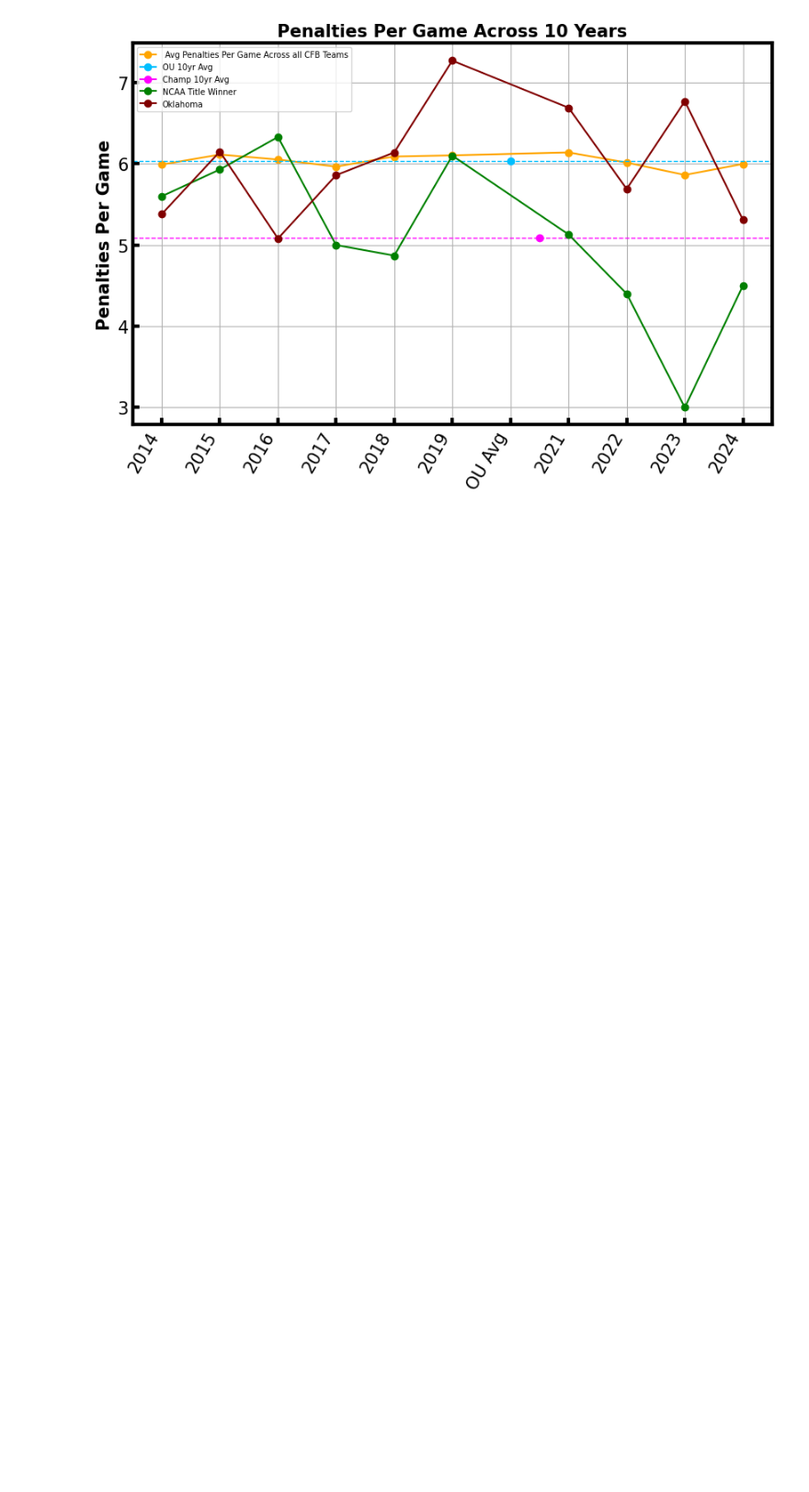
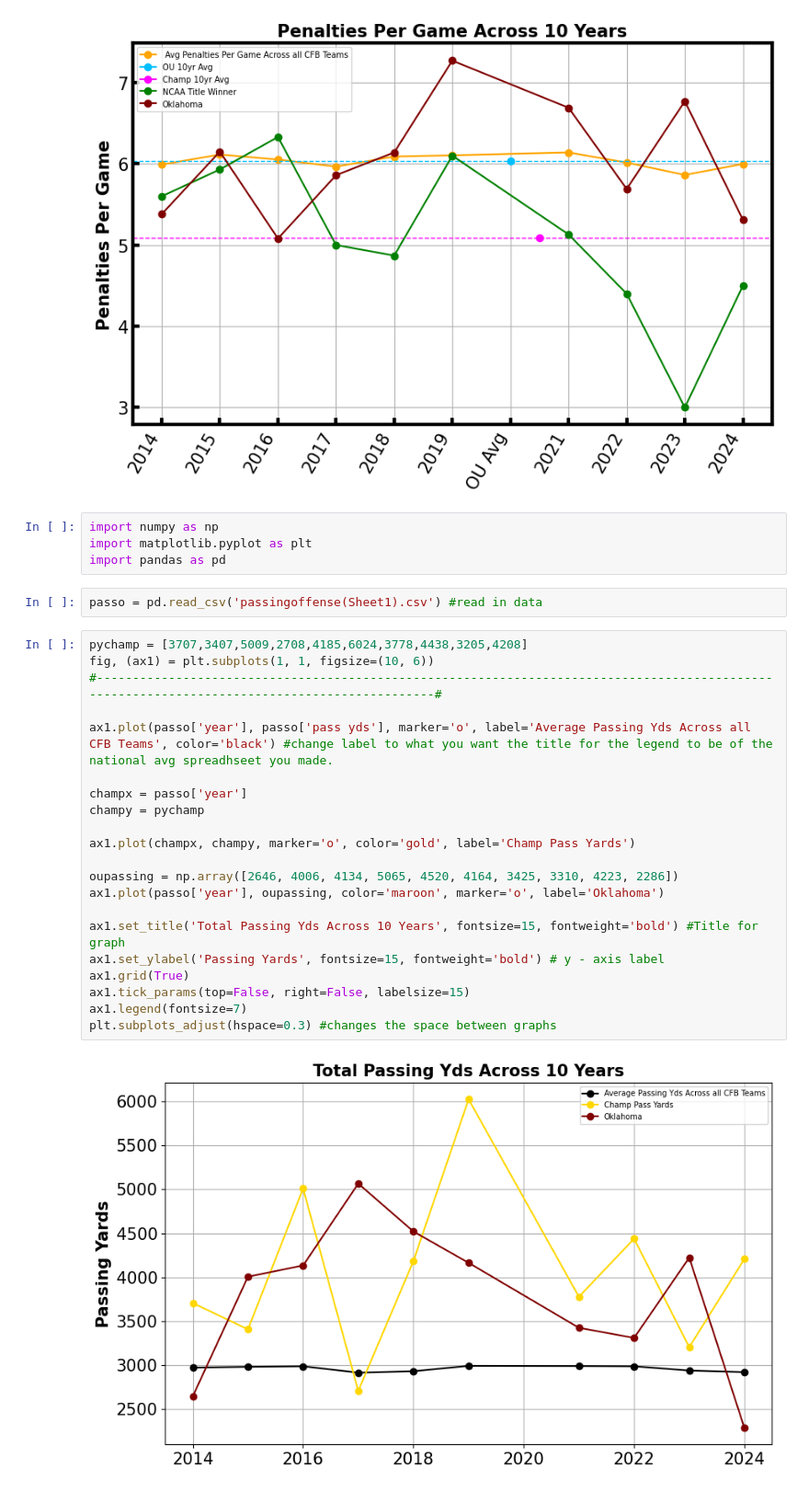
Before and after one commit to Jmo-1/Astro-Project, a Jupyter notebook: Project Code.ipynb, the cells around one changed output. Shown at 92% size. Cells and saved outputs as stored; diff of their text form; blank space fills up the shorter version.

```diff
--- a/Project Code.ipynb
+++ b/Project Code.ipynb
@@ -1100,3 +1100,32 @@ ax1.legend(fontsize=7)
 plt.subplots_adjust(hspace=0.3) #changes the space between graphs
 # %% [output]
 [figure]
+# %%
+import numpy as np
+import matplotlib.pyplot as plt
+import pandas as pd
+# %%
+passo = pd.read_csv('passingoffense(Sheet1).csv') #read in data
+# %%
+pychamp = [3707,3407,5009,2708,4185,6024,3778,4438,3205,4208]
+fig, (ax1) = plt.subplots(1, 1, figsize=(10, 6))
+#----------------------------------------------------------------------------------------------------------------------------------------------#
+
+ax1.plot(passo['year'], passo['pass yds'], marker='o', label='Average Passing Yds Across all CFB Teams', color='black') #change label to what you want the title for the legend to be of the national avg spreadhseet you made.
+
+champx = passo['year']
+champy = pychamp
+
+ax1.plot(champx, champy, marker='o', color='gold', label='Champ Pass Yards')
+
+oupassing = np.array([2646, 4006, 4134, 5065, 4520, 4164, 3425, 3310, 4223, 2286])
+ax1.plot(passo['year'], oupassing, color='maroon', marker='o', label='Oklahoma')
+
+ax1.set_title('Total Passing Yds Across 10 Years', fontsize=15, fontweight='bold') #Title for graph
+ax1.set_ylabel('Passing Yards', fontsize=15, fontweight='bold') # y - axis label
+ax1.grid(True)
+ax1.tick_params(top=False, right=False, labelsize=15)
+ax1.legend(fontsize=7)
+plt.subplots_adjust(hspace=0.3) #changes the space between graphs
+# %% [output]
+[figure, added]
```
Also changed, not shown: parts of 7 cells of this notebook.
